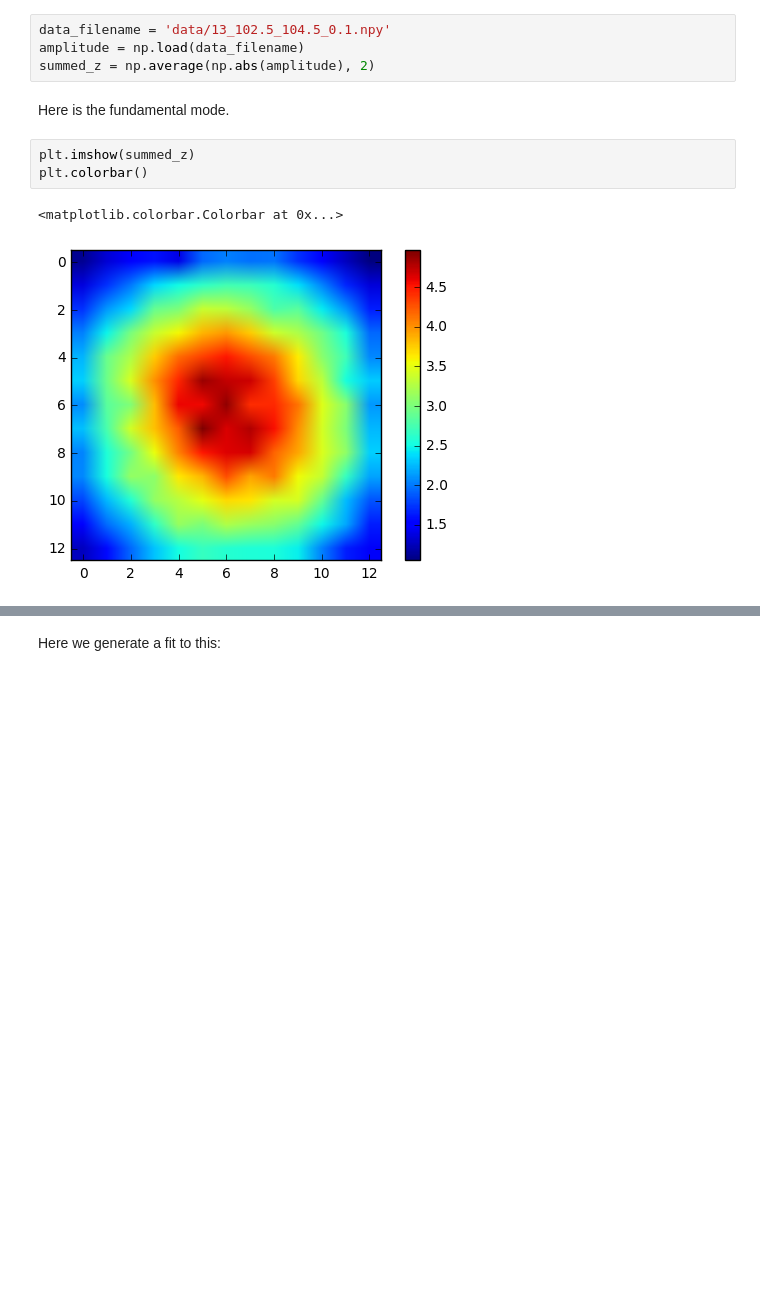
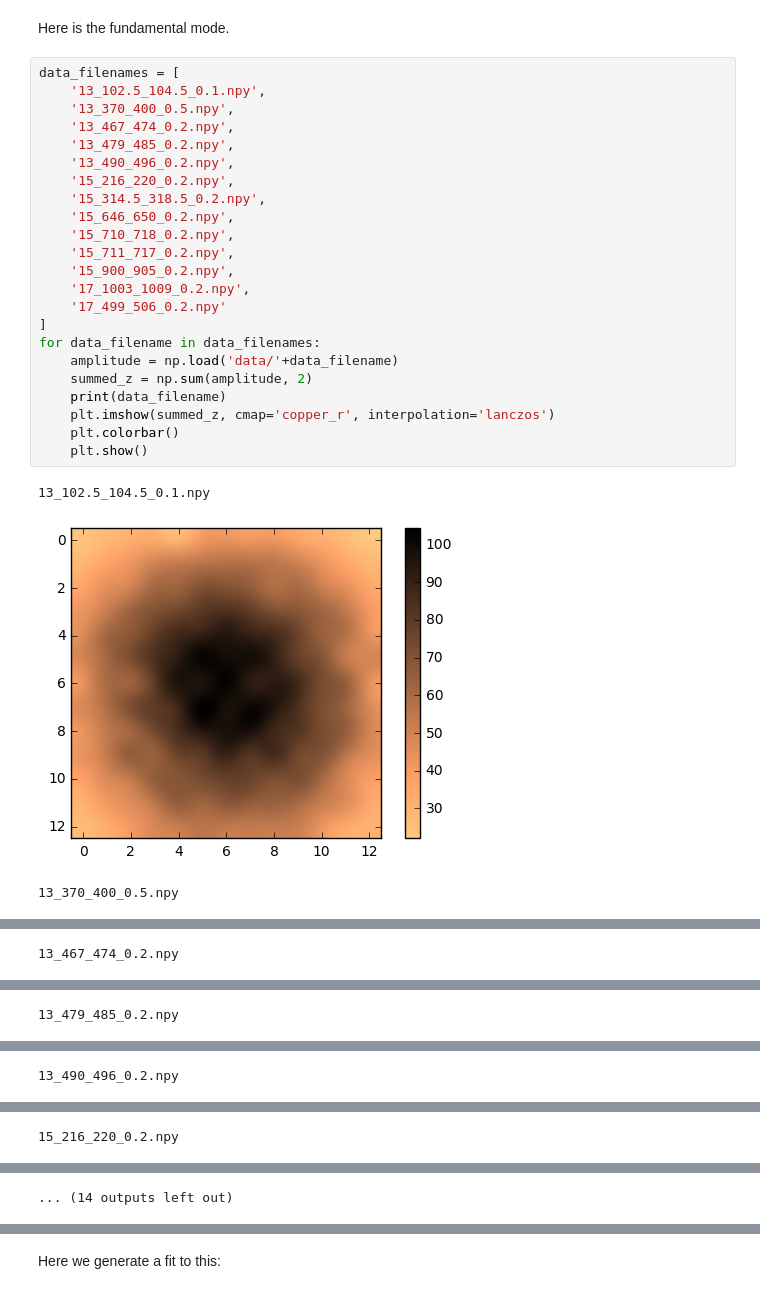
Before and after one commit to ry-dgel/Chladni, a Jupyter notebook: fitting_amplitude_data.ipynb, the cells around one changed output, grey strips where cells are left out. Drawn from its saved outputs; the diff is of its cells as text; blank space fills up the shorter version.

```diff
--- a/fitting_amplitude_data.ipynb
+++ b/fitting_amplitude_data.ipynb
@@ -4,15 +4,32 @@ import numpy as np
 from matplotlib import pyplot as plt
 from mpl_toolkits.mplot3d import Axes3D
 from scipy.optimize import minimize
-# %%
-data_filename = 'data/13_102.5_104.5_0.1.npy'
-amplitude = np.load(data_filename)
-summed_z = np.average(np.abs(amplitude), 2)
 # %% [markdown]
 Here is the fundamental mode.
-# %%
-plt.imshow(summed_z)
-plt.colorbar()
-# %% [output]
-<matplotlib.colorbar.Colorbar at 0x...>
-[figure, removed]
+# %%
+data_filenames = [
+    '13_102.5_104.5_0.1.npy',
+    '13_370_400_0.5.npy',
+    '13_467_474_0.2.npy',
+    '13_479_485_0.2.npy',
+    '13_490_496_0.2.npy',
+    '15_216_220_0.2.npy',
+    '15_314.5_318.5_0.2.npy',
+    '15_646_650_0.2.npy',
+    '15_710_718_0.2.npy',
+    '15_711_717_0.2.npy',
+    '15_900_905_0.2.npy',
+    '17_1003_1009_0.2.npy',
+    '17_499_506_0.2.npy'
+]
+for data_filename in data_filenames:
+    amplitude = np.load('data/'+data_filename)
+    summed_z = np.sum(amplitude, 2)
+    print(data_filename)
+    plt.imshow(summed_z, cmap='copper_r', interpolation='lanczos')
+    plt.colorbar()
+    plt.show()
+# %% [output]
+13_102.5_104.5_0.1.npy
+[figure, added]
+13_370_400_0.5.npy
@@ -18,0 +37 @@ plt.colorbar()
+13_467_474_0.2.npy
@@ -18,0 +39 @@ plt.colorbar()
+13_479_485_0.2.npy
@@ -18,0 +41 @@ plt.colorbar()
+13_490_496_0.2.npy
@@ -18,0 +43 @@ plt.colorbar()
+15_216_220_0.2.npy
@@ -18,0 +45 @@ plt.colorbar()
+... (14 outputs left out)
```
Also changed, not shown: parts of 7 cells of this notebook.
